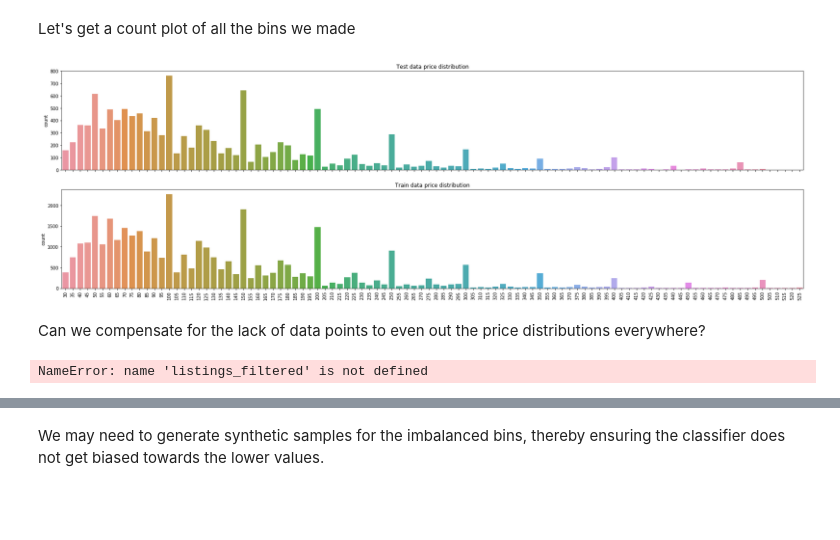
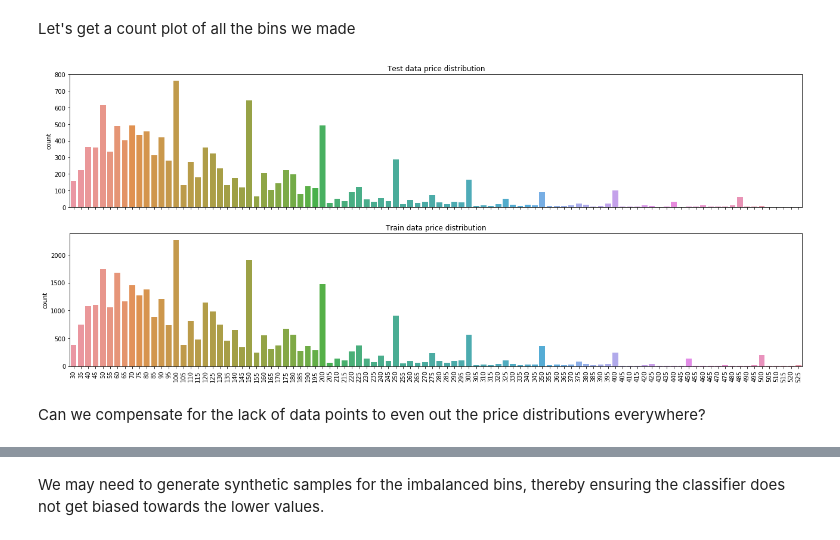
Before and after one commit to principal-miners/listings, a Jupyter notebook: ssh/Modeling_old.ipynb, the cells around one changed output, grey strips where cells are left out. Saved outputs shown, nothing was run; the diff lists cells and outputs as text; code cells hidden in the pictures; blank space fills up the shorter version.

```diff
--- a/ssh/Modeling_old.ipynb
+++ b/ssh/Modeling_old.ipynb
@@ -220,26 +222,24 @@ What causes values beyond 250$ to not perform well for the random forest?
 # %% [markdown]
 Let's get a count plot of all the bins we made
 # %%
-f, ax = plt.subplots(2, 1, figsize=(30,9), sharex=True)
+f, ax = plt.subplots(2, 1, figsize=(22,9), sharex=True)
 g = sns.countplot(x=y_test.ravel(), ax=ax[0])
 t = g.set_xticklabels(g.get_xticklabels(), rotation=90)
 t = g.set_title("Test data price distribution")
 
 g = sns.countplot(x=y_train.ravel(), ax=ax[1])
 t = g.set_xticklabels(g.get_xticklabels(), rotation=90)
 t = g.set_title("Train data price distribution")
 # %% [output]
-[figure, old version]
+[figure, new version]
 # %% [markdown]
 Can we compensate for the lack of data points to even out the price distributions everywhere?
 # %%
-tmp = listings_filtered["price"].value_counts().to_frame()
+tmp = listings["price"].value_counts().to_frame()
 tmp.reset_index(drop=False, inplace=True)
 tmp.columns = ["price", "count"]
 tmp.sort_values(by="price", inplace=True)
 tmp.reset_index(drop=True, inplace=True)
-# %% [output]
-NameError: name 'listings_filtered' is not defined
 # %%
 tmp["count"].median()
 # %%
```
Also changed, not shown: parts of 12 cells of this notebook, 1 other file.
